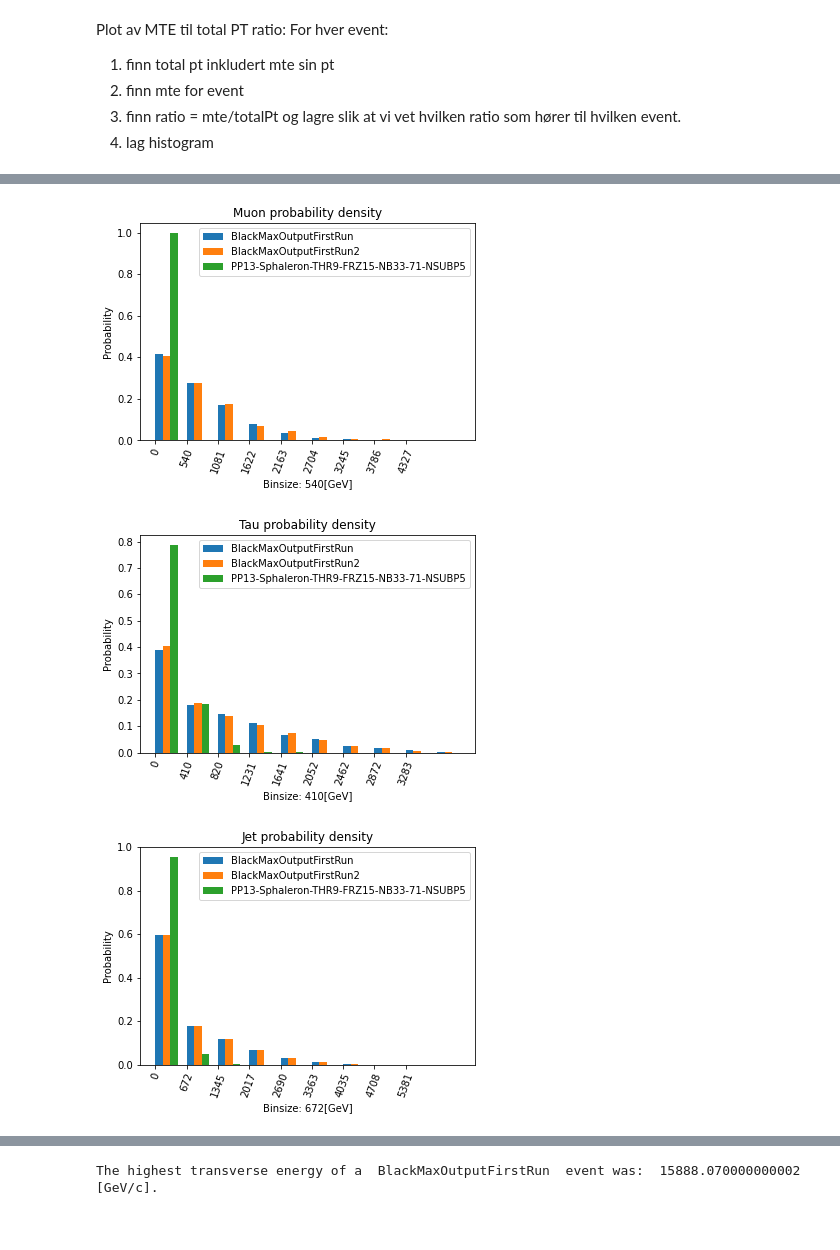
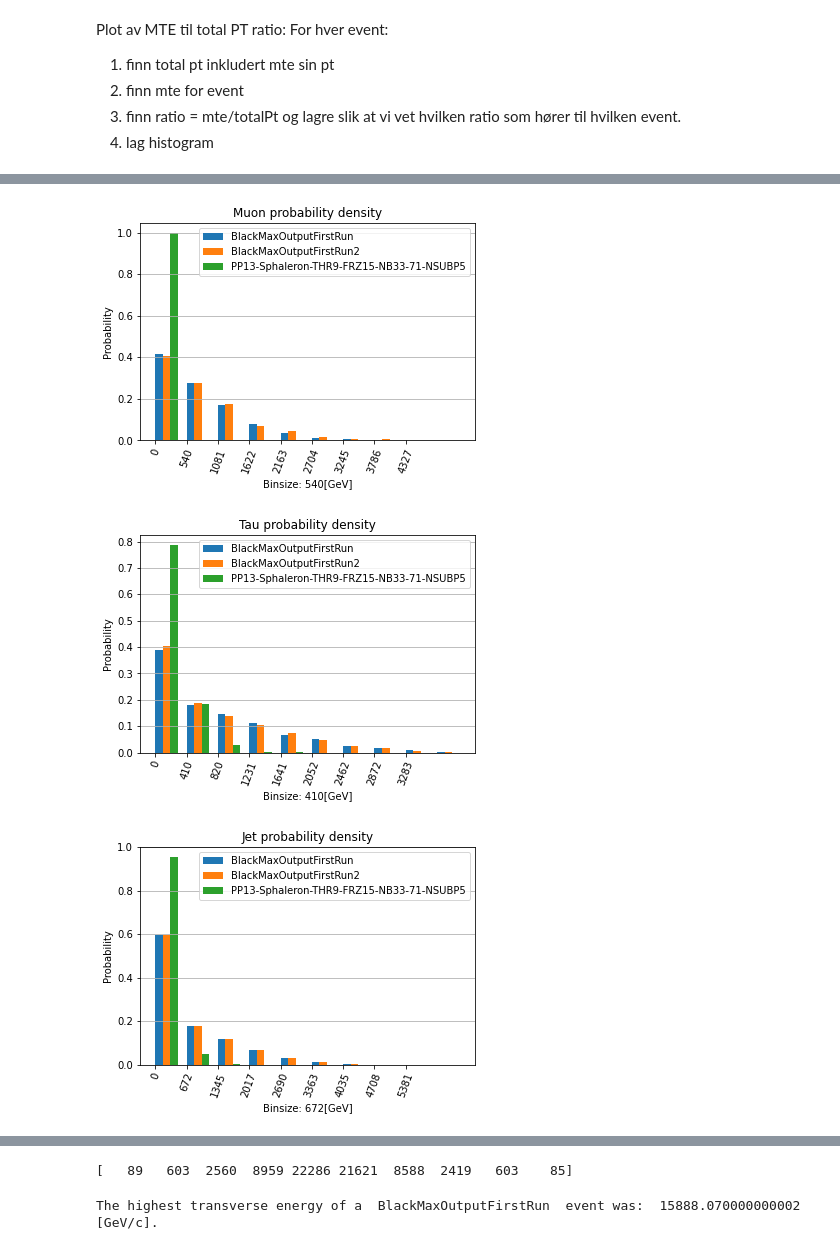
Before and after one commit to mitresthen/phys117_2021, a Jupyter notebook: SphaleronsVBlackHoles.ipynb, the cells around one changed output, grey strips where cells are left out. Drawn from its saved outputs; the diff is of its cells as text; code cells hidden in the pictures.

```diff
--- a/SphaleronsVBlackHoles.ipynb
+++ b/SphaleronsVBlackHoles.ipynb
@@ -466,6 +469,7 @@ def comparativePTPlot(binnedObjectSets, title, objectType, binInfo=makeBins()):
   if normalizePTPlot == False:
     plt.ylabel(f'counts')
   plt.xlabel(f'Binsize: {int(binSize[objectType])}[GeV]')
+  plt.grid(axis='y')
   plt.show()
 
 
@@ -489,3 +493,3 @@ plotComparativeSpecificObjectEnergyDistribution()
-[figure, old version]
+[figure, new version]
-[figure, old version]
+[figure, new version]
-[figure, old version]
+[figure, new version]
@@ -493,0 +498,46 @@ plotComparativeSpecificObjectEnergyDistribution()
+# %%
+#Eta distribution of jets
+
+def etaDist():
+  objectType = 4
+  dictEtaValues = {}
+  for dataSet in dataSets:
+    listA = []
+    for matrix in dataSet.data:
+      for obj in matrix:
+        if obj[0] == objectType:
+          listA.append(obj[colmapper["eta"]])
+    dictEtaValues[dataSet.fileName] = listA
+  return dictEtaValues
+
+def etaDistHist(dictEtaValues=etaDist()):
+  dictEtaHist = {}
+  for dataSet in dataSets:
+    distribution = np.histogram(dictEtaValues[dataSet.fileName])
+    dictEtaHist[dataSet.fileName] = distribution
+  return dictEtaHist
+
+def nyFunksjon():
+  dictEtaHist = etaDistHist()
+  for dataSet in dataSets:
+
+    print(dictEtaHist[dataSet.fileName][0])
+    break
+
+
+  bins = 20
+  #distribution = np.histogram(ax)
+  #print(normalizeObjectCounts2d(distribution))
+  #distribution = normalizeObjectCounts2d(distribution)
+  #print(distribution)
+
+  #return distribution
+
+
+etaDistHist()
+nyFunksjon()
+#print(normalizeObjectCounts2d(distribution))
+#print(standardDeviance())
+#print(mean())
+# %% [output]
+[   89   603  2560  8959 22286 21621  8588  2419   603    85]
```
Also changed, not shown: parts of 7 cells of this notebook.
